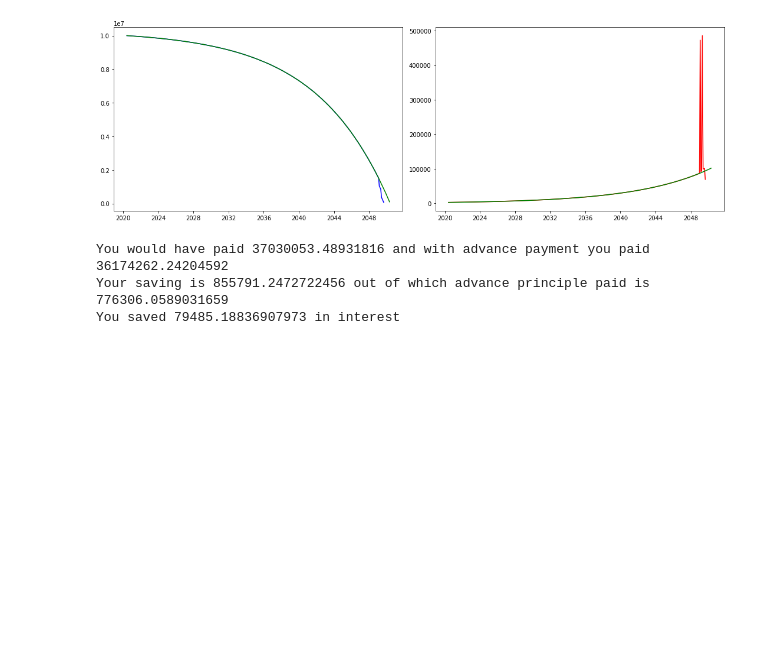
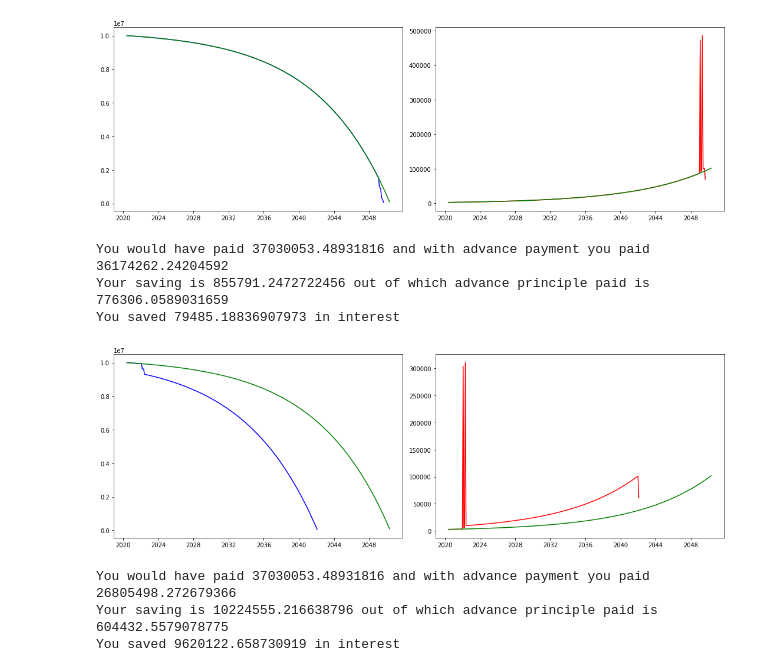
Before and after one commit to abhilash-git/learning, a Jupyter notebook: amortization.ipynb, the cells around one changed output. Cells and saved outputs as stored; diff of their text form; code cells hidden in the pictures; blank space fills up the shorter version.

Commit message:
Comparison with 2 object, when paid 0.8M at the start and 0.8M at the end

```diff
--- a/amortization.ipynb
+++ b/amortization.ipynb
@@ -227,0 +192,7 @@ obj1.getDataFrame()[obj1.getDataFrame().MONTH> datetime(2021, 12, 1, 00, 00, 00,
+# %%
+
+obj2=Loan(amount,rate,duration,date1)
+
+obj2.populateDateFrame()
+
+# obj2.getDataFrame()
@@ -232,3 +228,10 @@ obj1.getTrend(deviation=True)
 You would have paid 37030053.48931816 and with advance payment you paid 36174262.24204592
 Your saving is 855791.2472722456 out of which advance principle paid is 776306.0589031659
 You saved 79485.18836907973 in interest
+# %%
+obj2.getTrend(deviation=True)
+# %% [output]
+[figure, added]
+You would have paid 37030053.48931816 and with advance payment you paid 26805498.272679366
+Your saving is 10224555.216638796 out of which advance principle paid is 604432.5579078775
+You saved 9620122.658730919 in interest
```
Also changed, not shown: parts of 5 cells of this notebook.
